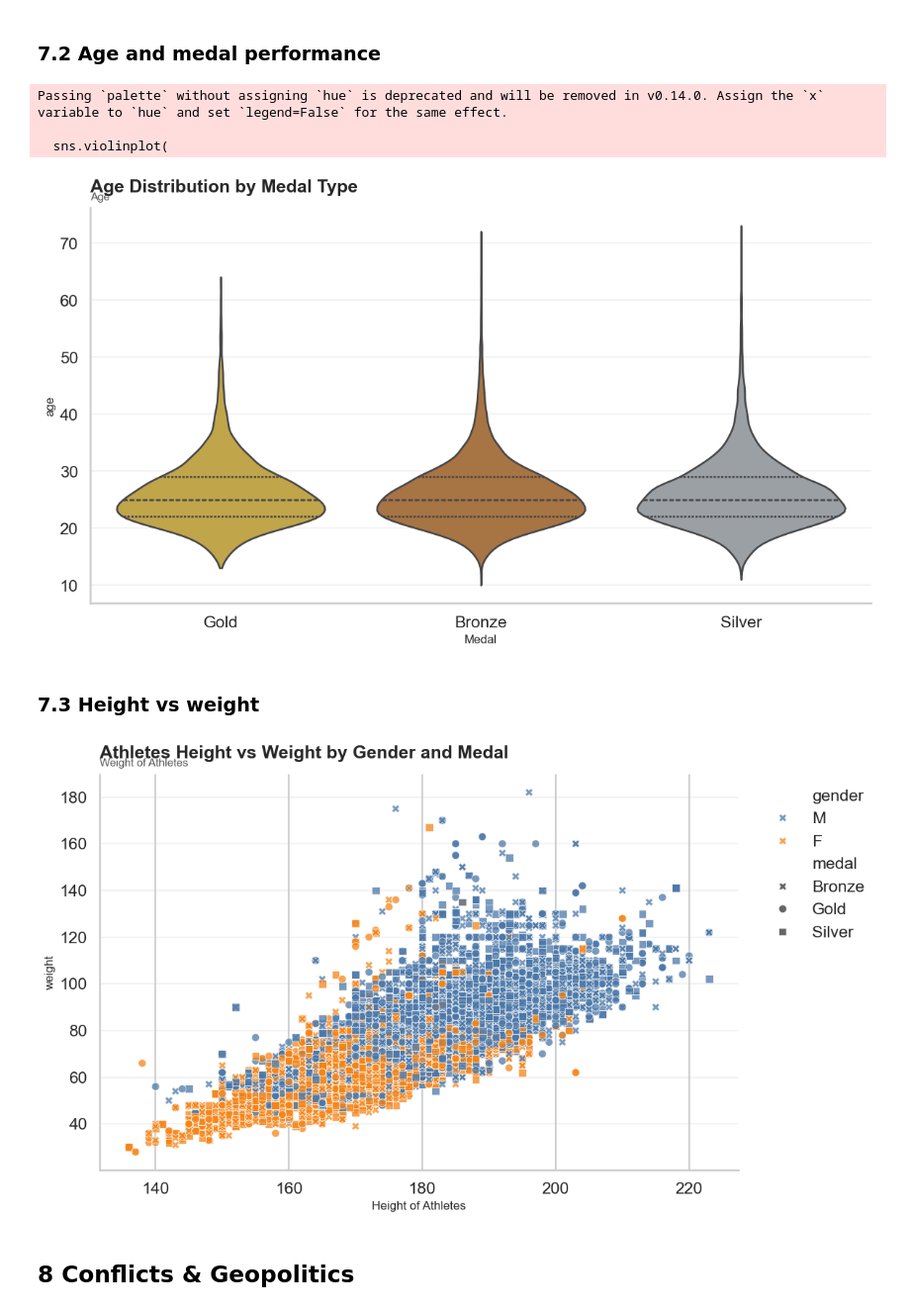
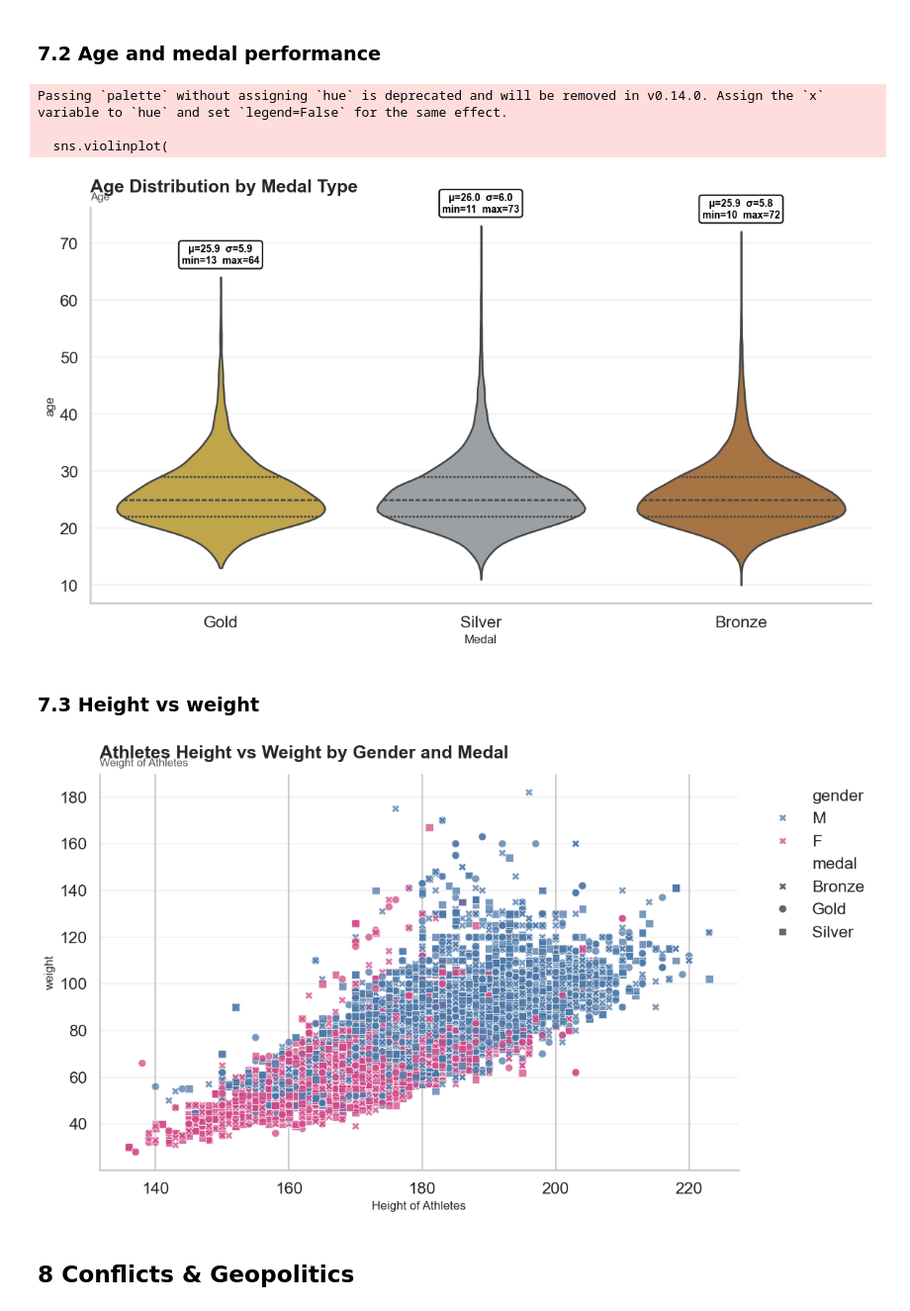
Before and after one commit to com-480-data-visualization/DataRizz, a Jupyter notebook: milestones/milestone1/eda.ipynb, the cells around one changed output. Shown at 99% size. Cells and saved outputs as stored; diff of their text form; code cells hidden in the pictures.

```diff
--- a/milestones/milestone1/eda.ipynb
+++ b/milestones/milestone1/eda.ipynb
@@ -851,28 +921,62 @@ plt.show()
 ### 7.2 Age and medal performance
 # %%
 fig, ax = plt.subplots(figsize=(12, 7))
+
+df = olympics.dropna(subset=["age", "medal"]).copy()
+
+order = ["Gold", "Silver", "Bronze"]
+df["medal"] = pd.Categorical(df["medal"], categories=order, ordered=True)
+
 sns.violinplot(
-    data=olympics.dropna(subset=["age","medal"]),
+    data=df,
     x="medal",
     y="age",
+    order=order,
     palette=PALETTES["medals"],
     inner="quartile",
     cut=0,
     ax=ax,
 )
+
+stats = df.groupby("medal")["age"].agg(["mean", "std", "min", "max"]).reindex(order)
+
+for i, medal in enumerate(order):
+    mean = stats.loc[medal, "mean"]
+    std = stats.loc[medal, "std"]
+    min_val = stats.loc[medal, "min"]
+    max_val = stats.loc[medal, "max"]
+
+    ax.text(
+        i,
+        max_val + 2,
+        f"μ={mean:.1f}  σ={std:.1f}\nmin={min_val:.0f}  max={max_val:.0f}",
+        ha="center",
+        va="bottom",
+        fontsize=10,
+        fontweight="bold",
+        color="black",
+        bbox=dict(
+            facecolor="white",
+            edgecolor="black",
+            boxstyle="round,pad=0.3",
+            alpha=0.9
+        )
+    )
+
 polish_axes(
     ax,
     "Age Distribution by Medal Type",
     "Age",
     "Medal",
 )
+
 plt.tight_layout()
 plt.show()
 # %% [output]
 Passing `palette` without assigning `hue` is deprecated and will be removed in v0.14.0. Assign the `x` variable to `hue` and set `legend=False` for the same effect.
 
   sns.violinplot(
-[figure, old version]
+[figure, new version]
 # %% [markdown]
 ### 7.3 Height vs weight
 # %%
@@ -891,7 +995,7 @@ sns.scatterplot(
     style="medal",
     palette={
         "M": "#4C78A8",
-        "F": "#F58518"
+        "F": "#d14988"
     },
     markers={
         "Gold": "o",
@@ -914,7 +1018,7 @@ plt.legend(title=None, bbox_to_anchor=(1.02, 1), loc="upper left")
 plt.tight_layout()
 plt.show()
 # %% [output]
-[figure, old version]
+[figure, new version]
 # %% [markdown]
 ## 8 Conflicts & Geopolitics
 # %% [markdown]
```
Also changed, not shown: parts of 16 cells of this notebook.
